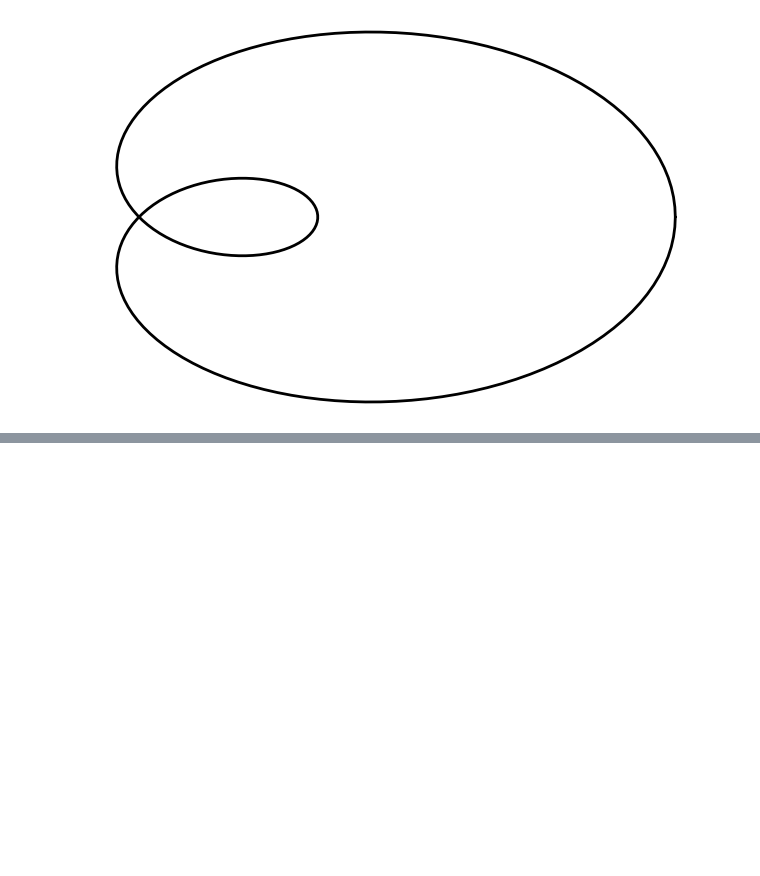
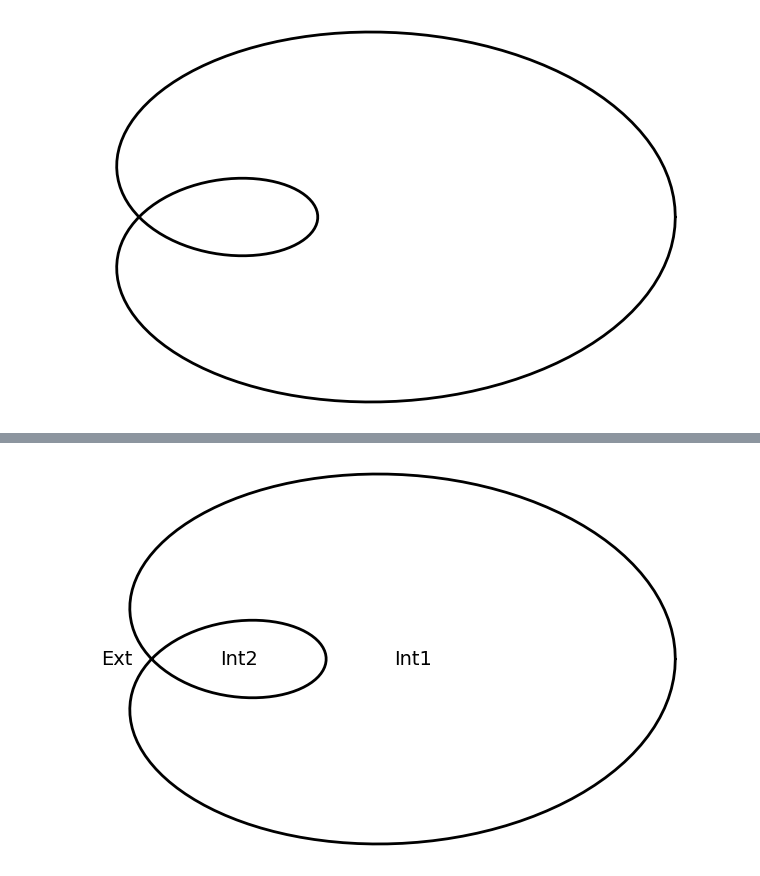
Before and after one commit to mattConn/differential-geometry-exercises, a Jupyter notebook: src/notebooks/3-1-1.ipynb, the cells around one changed output, grey strips where cells are left out. Drawn from its saved outputs; the diff is of its cells as text; code cells hidden in the pictures; blank space fills up the shorter version.

```diff
--- a/src/notebooks/3-1-1.ipynb
+++ b/src/notebooks/3-1-1.ipynb
@@ -29,0 +39,10 @@ plot(x, y,0, 2pi,ticks=false,axis=false,label=LABEL,color=COLOR,linewidth=LW)
+# %%
+a = 2
+t0 = acos(-1/a)
+t1 = 2pi-t0
+plot(x, y,0, 2pi,ticks=false,axis=false,label=LABEL,color=COLOR,linewidth=LW)
+scatter!(
+    [x(t0)+.5,x(t0)+1.5,x(t0)-.2],[y(t0)],
+    color="white",label=LABEL,series_annotations=["Int2","Int1","Ext"],marker = (0,0,stroke(0,:red,1.0)))
+# %% [output]
+[figure, added]
```
Also changed, not shown: parts of 2 cells of this notebook, 4 other files.
